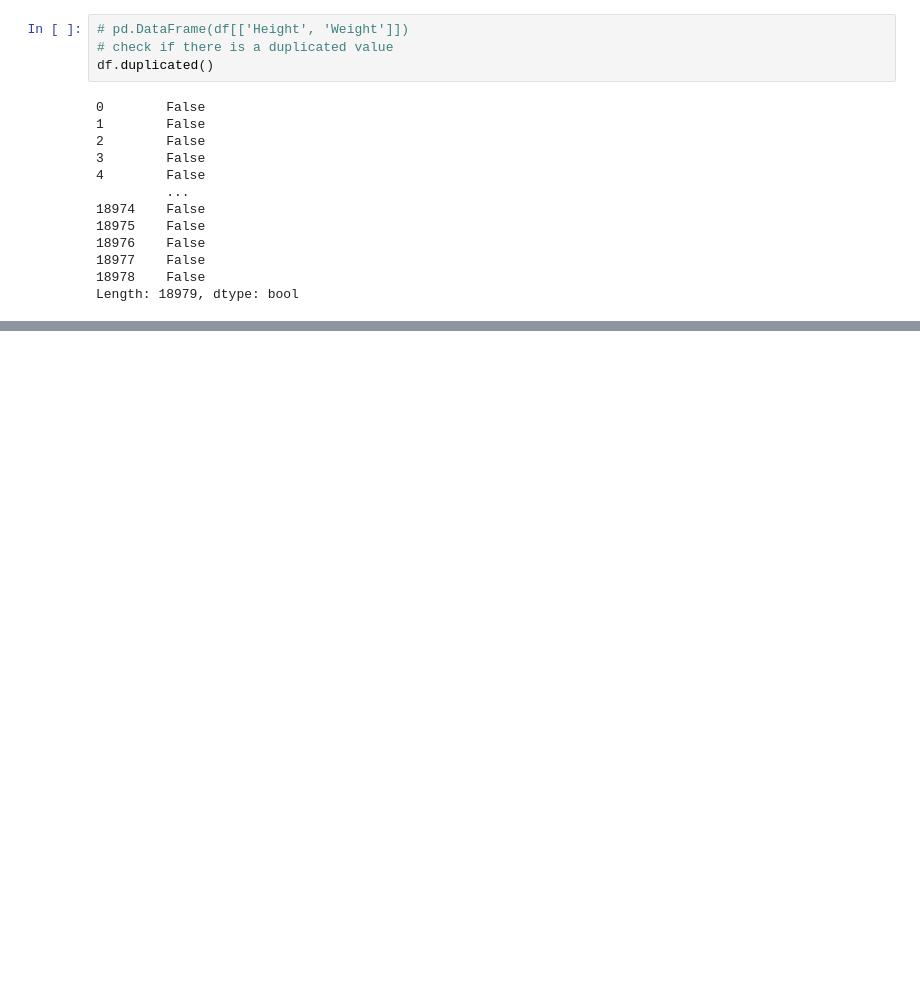
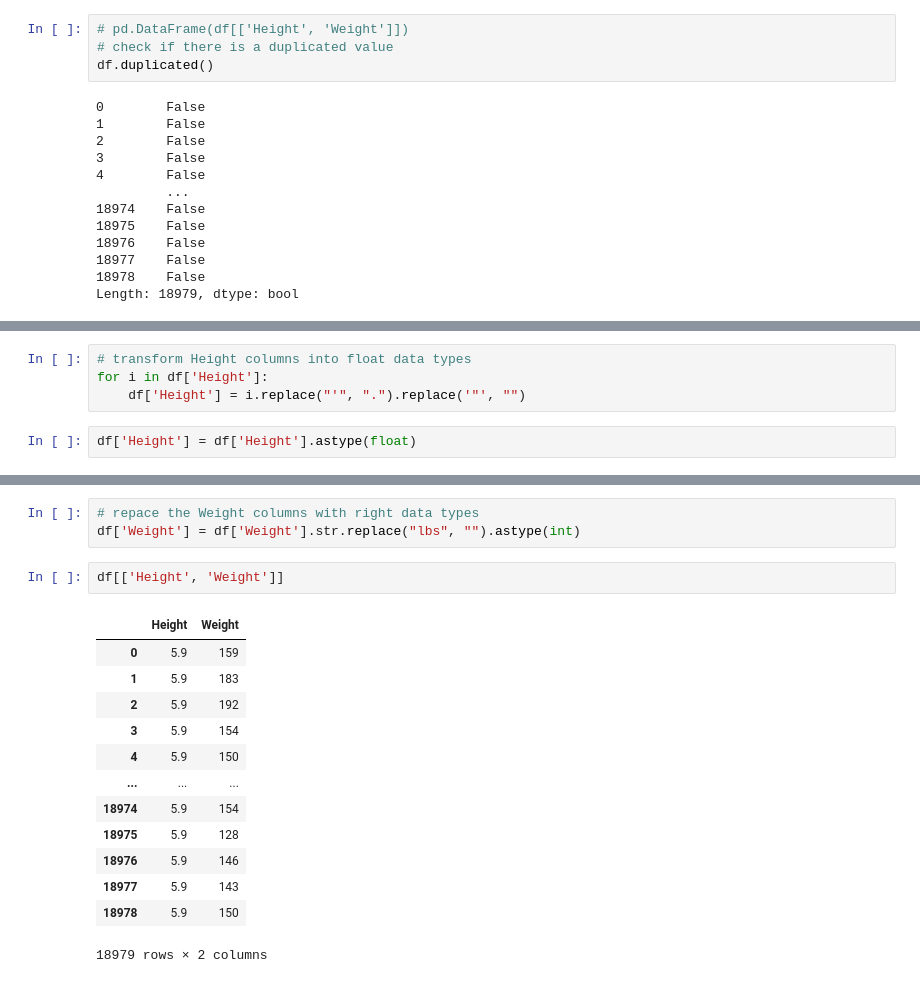
Before and after one commit to ayoub22222222/Data_Cleaning_project, a Jupyter notebook: Untitled.ipynb, the cells around one changed output, grey strips where cells are left out. Cells and saved outputs as stored; diff of their text form; blank space fills up the shorter version.

Commit message:
transform columns

```diff
--- a/Untitled.ipynb
+++ b/Untitled.ipynb
@@ -98 +91,7 @@ df[['Height', 'Weight']]
 18979 rows × 2 columns
+# %%
+# transform Height columns into float data types
+for i in df['Height']:
+    df['Height'] = i.replace("'", ".").replace('"', "")
+# %%
+df['Height'] = df['Height'].astype(float)
@@ -98,0 +113,19 @@ df[['Height', 'Weight']]
+# %%
+# repace the Weight columns with right data types
+df['Weight'] = df['Weight'].str.replace("lbs", "").astype(int)
+# %%
+df[['Height', 'Weight']]
+# %% [output]
+|  | Height | Weight |
+| 0 | 5.9 | 159 |
+| 1 | 5.9 | 183 |
+| 2 | 5.9 | 192 |
+| 3 | 5.9 | 154 |
+| 4 | 5.9 | 150 |
+| ... | ... | ... |
+| 18974 | 5.9 | 154 |
+| 18975 | 5.9 | 128 |
+| 18976 | 5.9 | 146 |
+| 18977 | 5.9 | 143 |
+| 18978 | 5.9 | 150 |
+18979 rows × 2 columns
```
Also changed, not shown: parts of 12 cells of this notebook.
